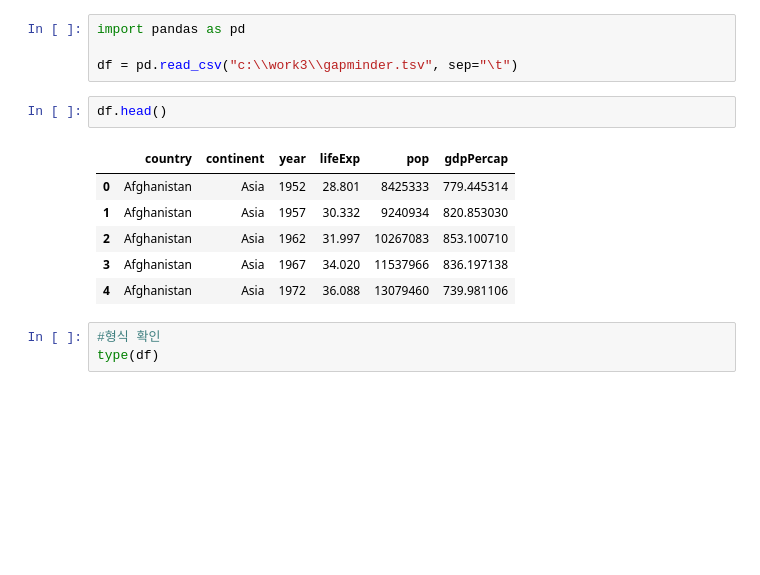
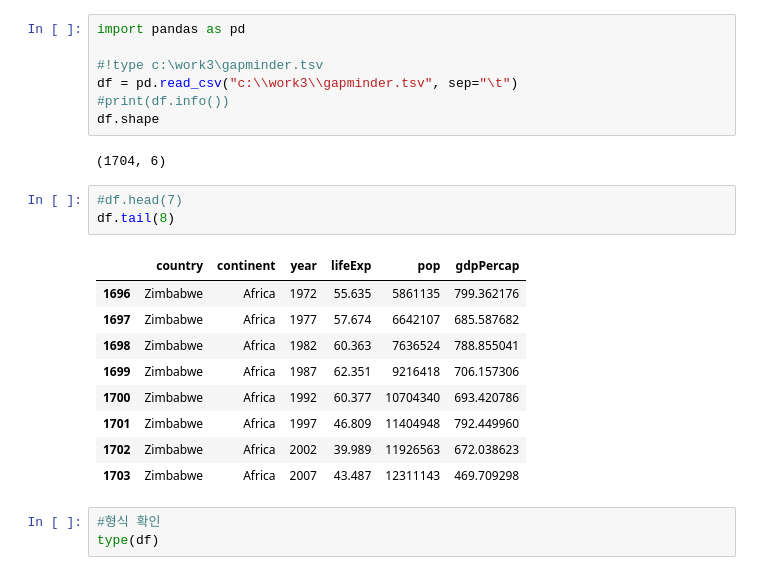
Before and after one commit to papasmf1/python220720, a Jupyter notebook: Pandas_gapminder.ipynb, the cells around one changed output. Drawn from its saved outputs; the diff is of its cells as text; blank space fills up the shorter version.

```diff
--- a/Pandas_gapminder.ipynb
+++ b/Pandas_gapminder.ipynb
@@ -1,16 +1,25 @@
 # %%
 import pandas as pd
 
+#!type c:\work3\gapminder.tsv
 df = pd.read_csv("c:\\work3\\gapminder.tsv", sep="\t")
+#print(df.info())
+df.shape
+# %% [output]
+(1704, 6)
-# %%
-df.head()
-# %% [output]
-|  | country | continent | year | lifeExp | pop | gdpPercap |
-| 0 | Afghanistan | Asia | 1952 | 28.801 | 8425333 | 779.445314 |
-| 1 | Afghanistan | Asia | 1957 | 30.332 | 9240934 | 820.853030 |
-| 2 | Afghanistan | Asia | 1962 | 31.997 | 10267083 | 853.100710 |
-| 3 | Afghanistan | Asia | 1967 | 34.020 | 11537966 | 836.197138 |
-| 4 | Afghanistan | Asia | 1972 | 36.088 | 13079460 | 739.981106 |
+# %%
+#df.head(7)
+df.tail(8)
+# %% [output]
+|  | country | continent | year | lifeExp | pop | gdpPercap |
+| 1696 | Zimbabwe | Africa | 1972 | 55.635 | 5861135 | 799.362176 |
+| 1697 | Zimbabwe | Africa | 1977 | 57.674 | 6642107 | 685.587682 |
+| 1698 | Zimbabwe | Africa | 1982 | 60.363 | 7636524 | 788.855041 |
+| 1699 | Zimbabwe | Africa | 1987 | 62.351 | 9216418 | 706.157306 |
+| 1700 | Zimbabwe | Africa | 1992 | 60.377 | 10704340 | 693.420786 |
+| 1701 | Zimbabwe | Africa | 1997 | 46.809 | 11404948 | 792.449960 |
+| 1702 | Zimbabwe | Africa | 2002 | 39.989 | 11926563 | 672.038623 |
+| 1703 | Zimbabwe | Africa | 2007 | 43.487 | 12311143 | 469.709298 |
 # %%
 #형식 확인
 type(df)
```
Also changed, not shown: parts of 6 cells of this notebook.
